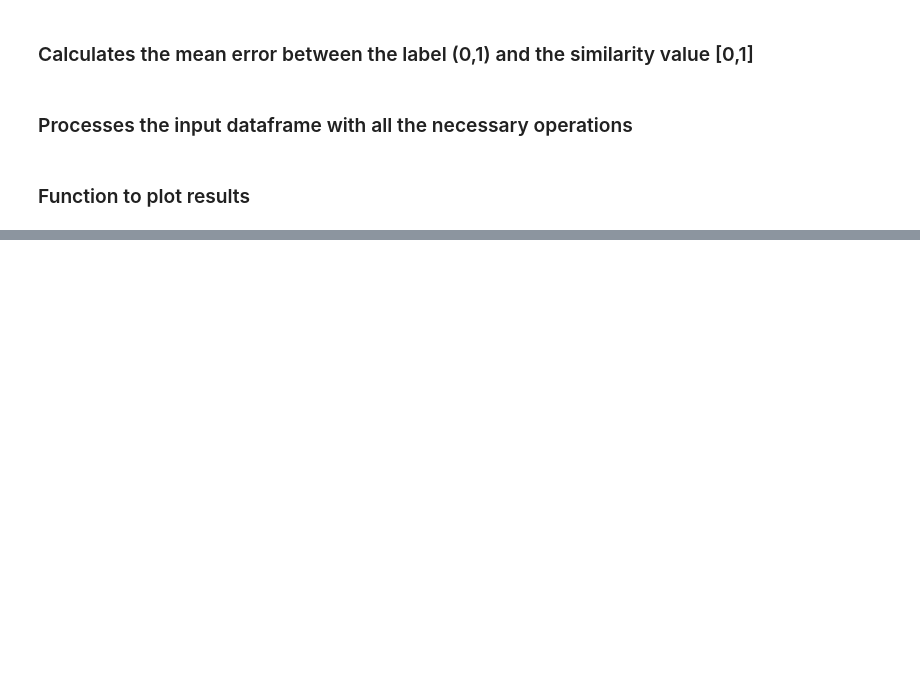
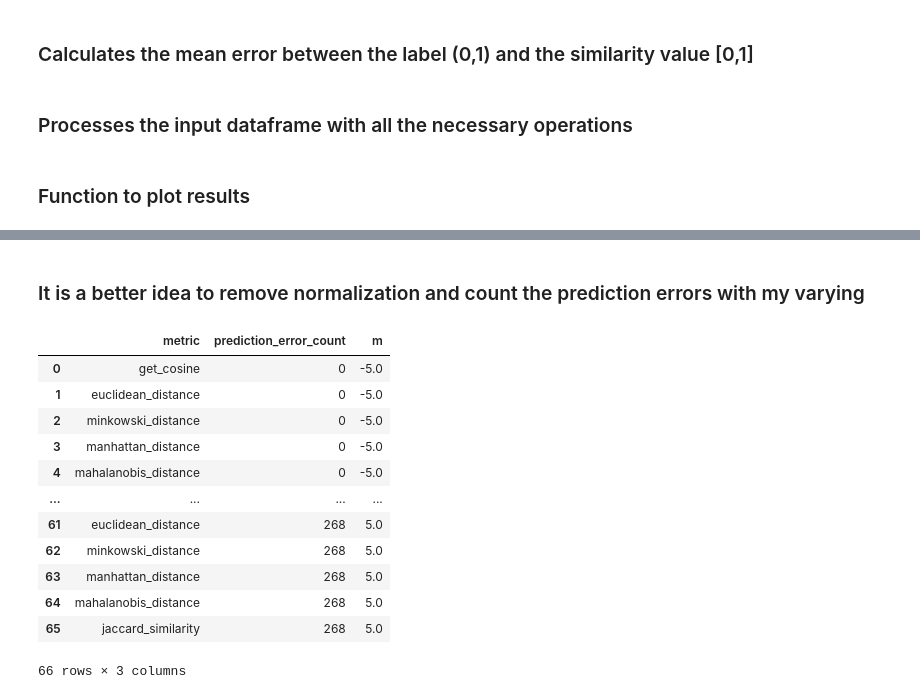
Before and after one commit to Progetto-Agiw/certa, a Jupyter notebook: metric-threshold-testing.ipynb, the cells around one changed output, grey strips where cells are left out. Drawn from its saved outputs; the diff is of its cells as text; code cells hidden in the pictures; blank space fills up the shorter version.

```diff
--- a/metric-threshold-testing.ipynb
+++ b/metric-threshold-testing.ipynb
@@ -259,0 +260,15 @@ plot_results(results)
+# %%
+def count_similarity_threshold_errors(df: pd.DataFrame, theta_min, theta_max):
+    error_values = []
+
+    for _, data in df.iterrows():
+        label = data['label']
+        similarity_value = data['similarity']
+        if label == '1':
+            error_values.append(int(similarity_value < theta_max))
+        else:
+            error_values.append(int(similarity_value > theta_min))
+
+    return error_values
+# %% [markdown]
+### It is a better idea to remove normalization and count the prediction errors with my varying
@@ -259,0 +306,16 @@ plot_results(results)
+# %%
+results
+# %% [output]
+|  | metric | prediction_error_count | m |
+| 0 | get_cosine | 0 | -5.0 |
+| 1 | euclidean_distance | 0 | -5.0 |
+| 2 | minkowski_distance | 0 | -5.0 |
+| 3 | manhattan_distance | 0 | -5.0 |
+| 4 | mahalanobis_distance | 0 | -5.0 |
+| ... | ... | ... | ... |
+| 61 | euclidean_distance | 268 | 5.0 |
+| 62 | minkowski_distance | 268 | 5.0 |
+| 63 | manhattan_distance | 268 | 5.0 |
+| 64 | mahalanobis_distance | 268 | 5.0 |
+| 65 | jaccard_similarity | 268 | 5.0 |
+66 rows × 3 columns
```
Also changed, not shown: parts of 33 cells of this notebook.
